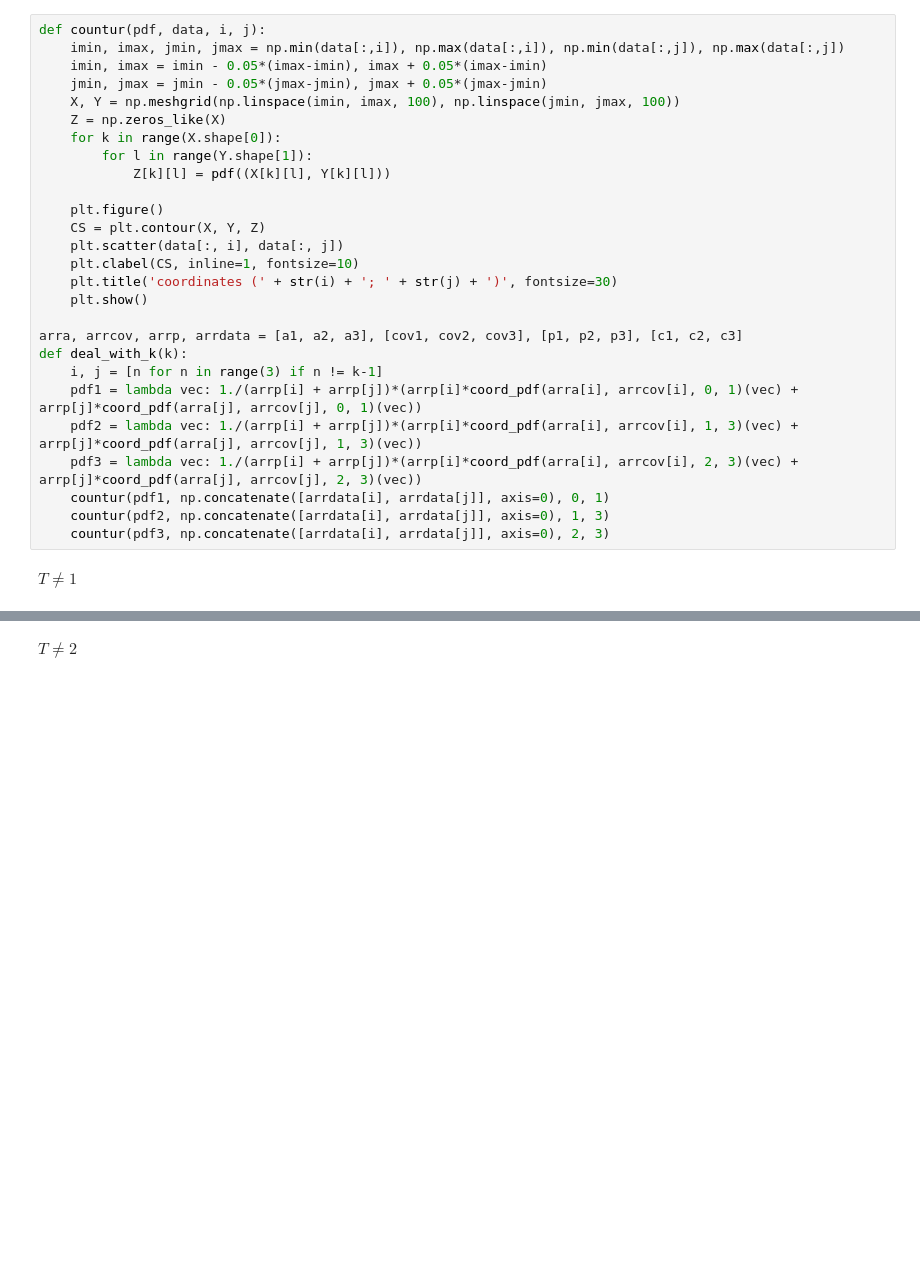
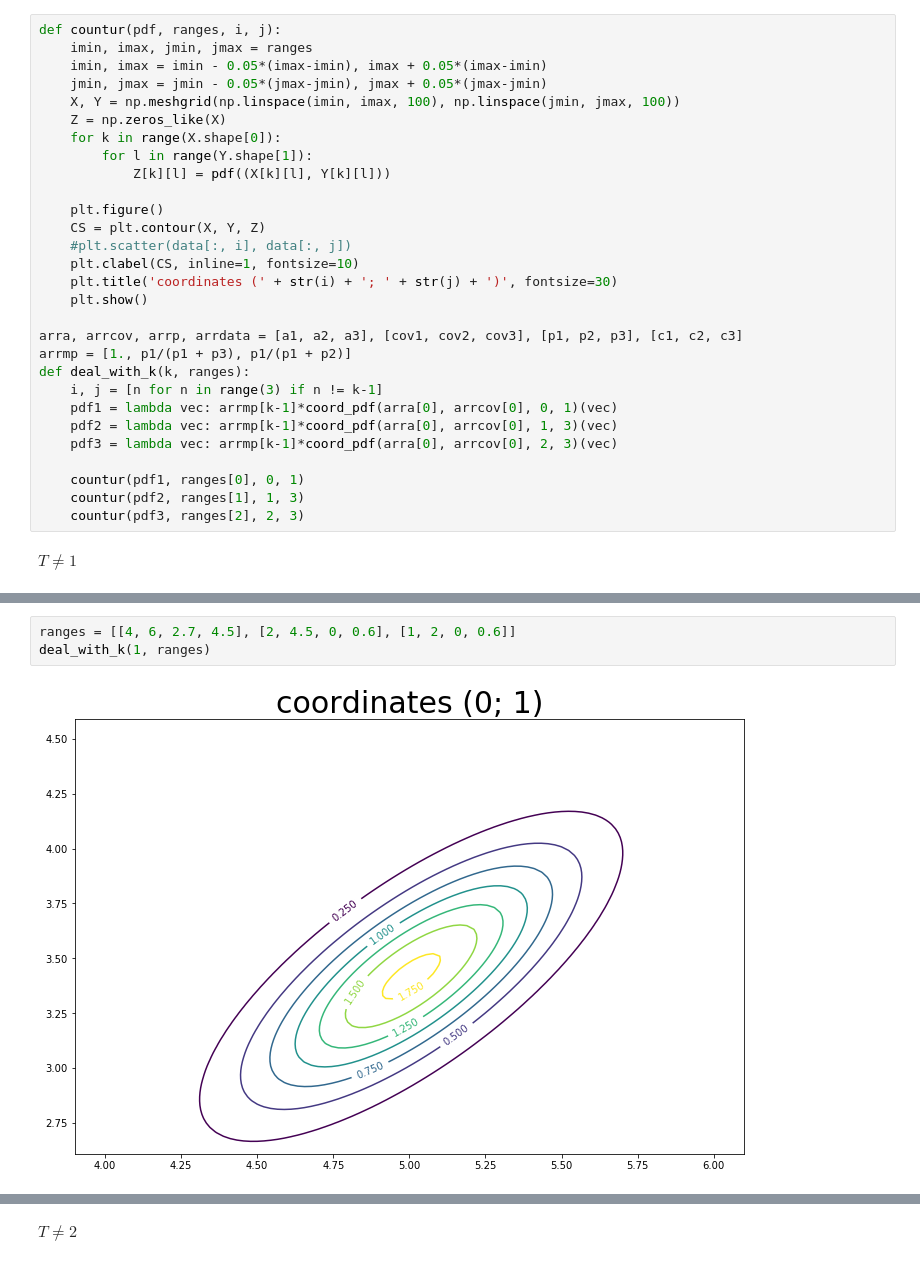
Before and after one commit to KaloshinPE/matstatistics, a Jupyter notebook: task4/task2.ipynb, the cells around one changed output, grey strips where cells are left out. Drawn from its saved outputs; the diff is of its cells as text; blank space fills up the shorter version.

```diff
--- a/task4/task2.ipynb
+++ b/task4/task2.ipynb
@@ -141,6 +145,6 @@ print 1.0/(p1 + p2)*(a1*p1 + a2*p2)
 # %%
-def countur(pdf, data, i, j):
-    imin, imax, jmin, jmax = np.min(data[:,i]), np.max(data[:,i]), np.min(data[:,j]), np.max(data[:,j])
+def countur(pdf, ranges, i, j):
+    imin, imax, jmin, jmax = ranges
     imin, imax = imin - 0.05*(imax-imin), imax + 0.05*(imax-imin)
     jmin, jmax = jmin - 0.05*(jmax-jmin), jmax + 0.05*(jmax-jmin)
     X, Y = np.meshgrid(np.linspace(imin, imax, 100), np.linspace(jmin, jmax, 100))
@@ -151,19 +155,21 @@ def countur(pdf, data, i, j):
 
     plt.figure()
     CS = plt.contour(X, Y, Z)
-    plt.scatter(data[:, i], data[:, j])
+    #plt.scatter(data[:, i], data[:, j])
     plt.clabel(CS, inline=1, fontsize=10)
     plt.title('coordinates (' + str(i) + '; ' + str(j) + ')', fontsize=30)
     plt.show()
 
 arra, arrcov, arrp, arrdata = [a1, a2, a3], [cov1, cov2, cov3], [p1, p2, p3], [c1, c2, c3]
-def deal_with_k(k):
+arrmp = [1., p1/(p1 + p3), p1/(p1 + p2)]
+def deal_with_k(k, ranges):
     i, j = [n for n in range(3) if n != k-1]
-    pdf1 = lambda vec: 1./(arrp[i] + arrp[j])*(arrp[i]*coord_pdf(arra[i], arrcov[i], 0, 1)(vec) + arrp[j]*coord_pdf(arra[j], arrcov[j], 0, 1)(vec))
-    pdf2 = lambda vec: 1./(arrp[i] + arrp[j])*(arrp[i]*coord_pdf(arra[i], arrcov[i], 1, 3)(vec) + arrp[j]*coord_pdf(arra[j], arrcov[j], 1, 3)(vec))
-    pdf3 = lambda vec: 1./(arrp[i] + arrp[j])*(arrp[i]*coord_pdf(arra[i], arrcov[i], 2, 3)(vec) + arrp[j]*coord_pdf(arra[j], arrcov[j], 2, 3)(vec))
-    countur(pdf1, np.concatenate([arrdata[i], arrdata[j]], axis=0), 0, 1)
-    countur(pdf2, np.concatenate([arrdata[i], arrdata[j]], axis=0), 1, 3)
-    countur(pdf3, np.concatenate([arrdata[i], arrdata[j]], axis=0), 2, 3)
+    pdf1 = lambda vec: arrmp[k-1]*coord_pdf(arra[0], arrcov[0], 0, 1)(vec)
+    pdf2 = lambda vec: arrmp[k-1]*coord_pdf(arra[0], arrcov[0], 1, 3)(vec)
+    pdf3 = lambda vec: arrmp[k-1]*coord_pdf(arra[0], arrcov[0], 2, 3)(vec)
+
+    countur(pdf1, ranges[0], 0, 1)
+    countur(pdf2, ranges[1], 1, 3)
+    countur(pdf3, ranges[2], 2, 3)
 # %% [markdown]
 $T \neq 1$
@@ -175,0 +176,5 @@ deal_with_k(1)
+# %%
+ranges = [[4, 6, 2.7, 4.5], [2, 4.5, 0, 0.6], [1, 2, 0, 0.6]]
+deal_with_k(1, ranges)
+# %% [output]
+[figure, added]
```
Also changed, not shown: parts of 12 cells of this notebook, 1 other file.
